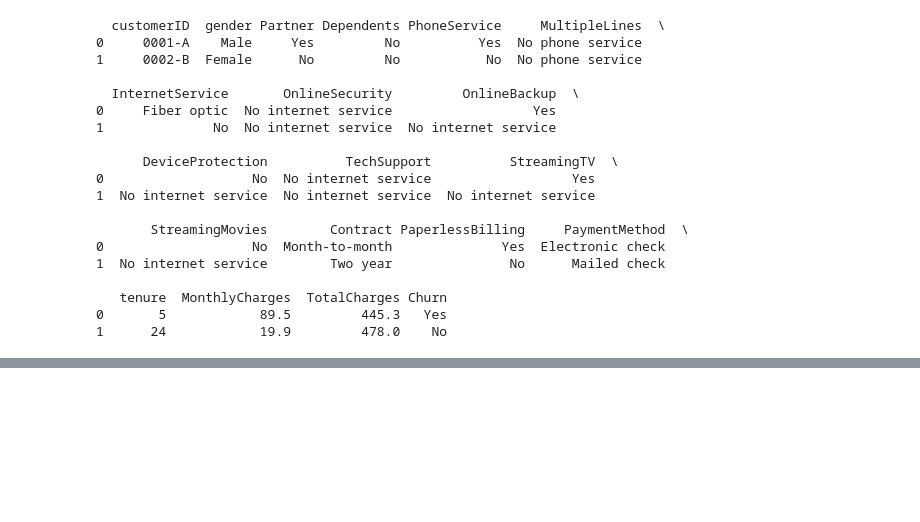
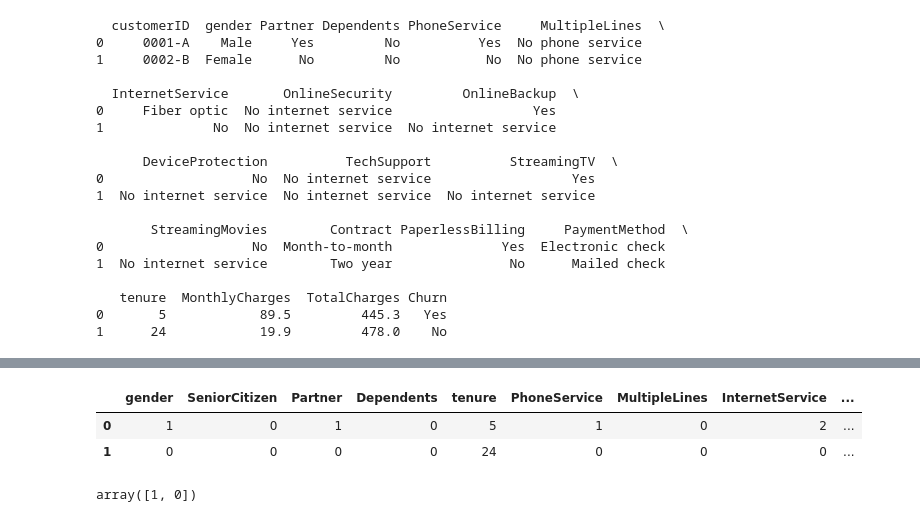
Before and after one commit to Anurag-Shrivastava-2000/Customer_Churn_Model, a Jupyter notebook: source/sample.ipynb, the cells around one changed output, grey strips where cells are left out. Saved outputs shown, nothing was run; the diff lists cells and outputs as text; code cells hidden in the pictures; blank space fills up the shorter version.

```diff
--- a/source/sample.ipynb
+++ b/source/sample.ipynb
@@ -75,4 +86,6 @@ import sys
 import os
 
 sys.path.append(os.path.abspath(".."))
+# %%
+pd.set_option('display.max_columns', None)
 # %%
@@ -109,0 +110,10 @@ processed_df
+# %%
+from source.preprocess import preprocess_data
+
+df = preprocess_data(sample_df)
+
+df
+# %% [output]
+|  | gender | SeniorCitizen | Partner | Dependents | tenure | PhoneService | MultipleLines | InternetService | ... |
+| 0 | 1 | 0 | 1 | 0 | 5 | 1 | 0 | 2 | ... |
+| 1 | 0 | 0 | 0 | 0 | 24 | 0 | 0 | 0 | ... |
@@ -109,0 +124,4 @@ processed_df
+# %%
+y_pred
+# %% [output]
+array([1, 0])
```
Also changed, not shown: parts of 9 cells of this notebook, 10 other files.
